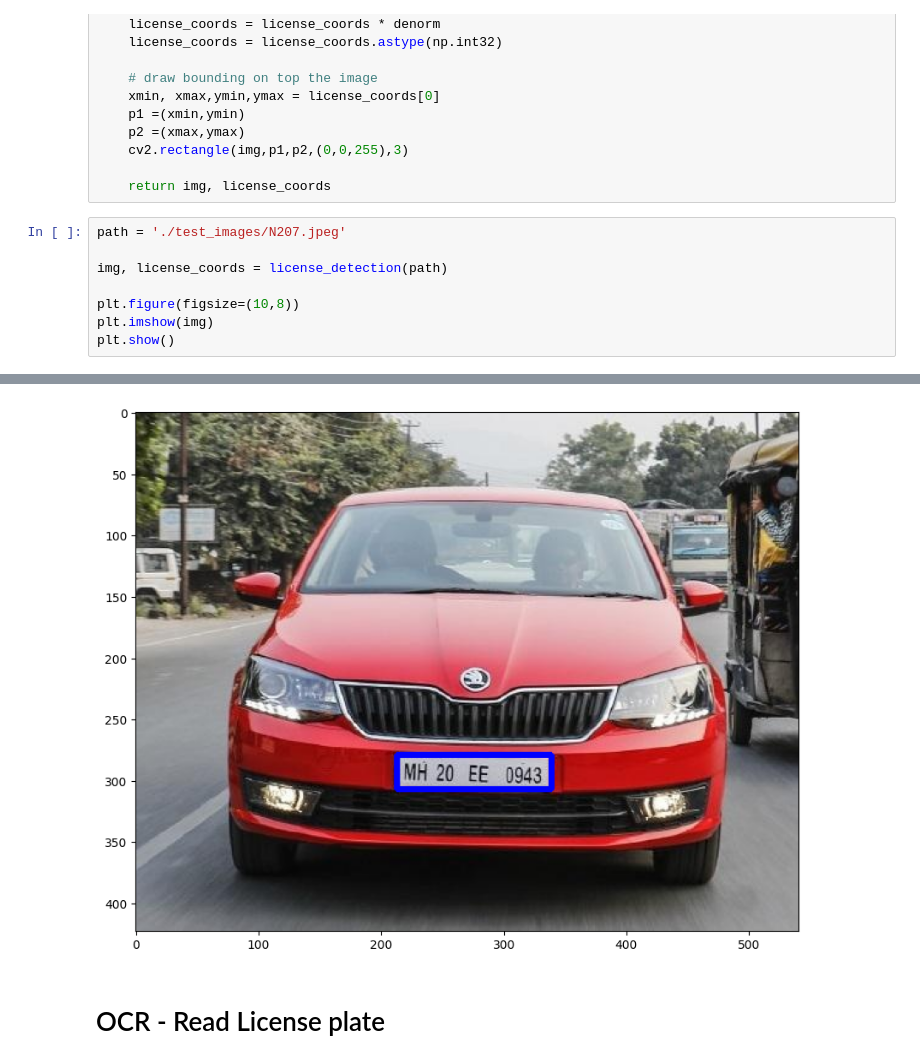
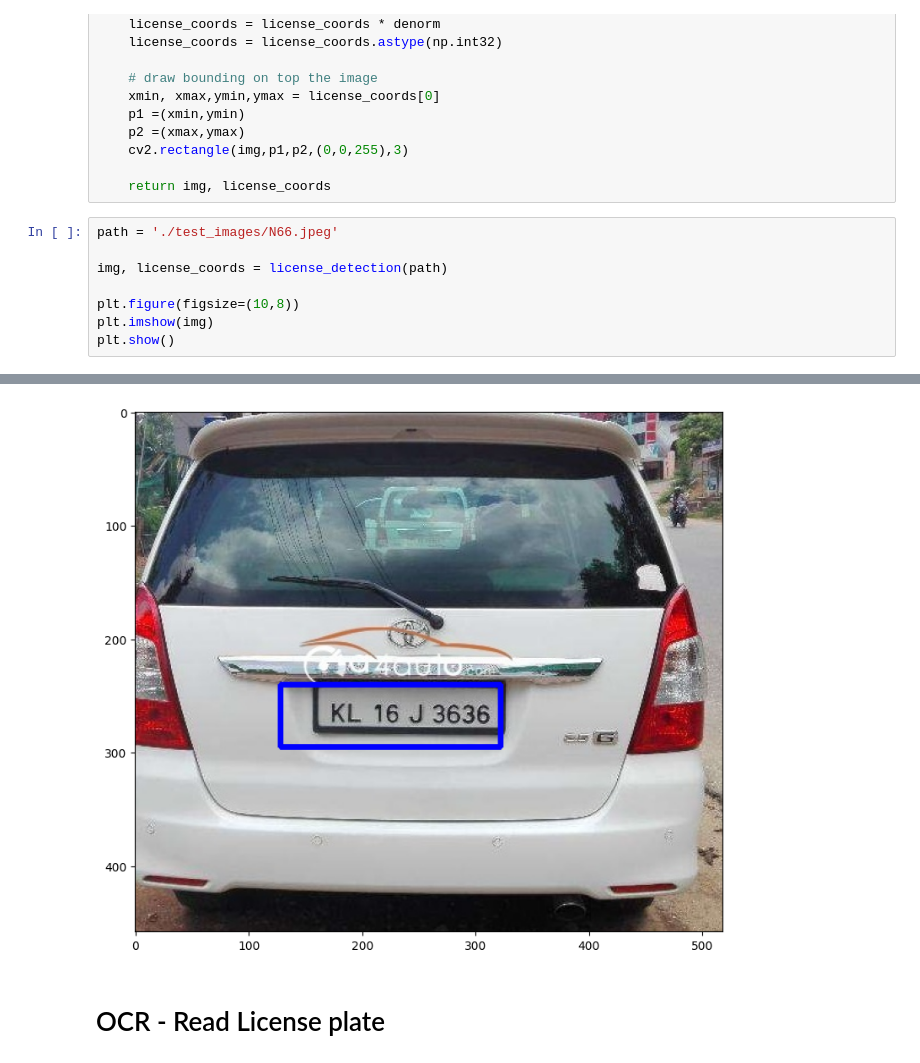
Before and after one commit to MauriPT/license-plate-detection, a Jupyter notebook: make_predictions.ipynb, the cells around one changed output, grey strips where cells are left out. Cells and saved outputs as stored; diff of their text form.

```diff
--- a/make_predictions.ipynb
+++ b/make_predictions.ipynb
@@ -87,7 +86,7 @@ def license_detection(path):
 
     return img, license_coords
 # %%
-path = './test_images/N207.jpeg'
+path = './test_images/N66.jpeg'
 
 img, license_coords = license_detection(path)
 
@@ -99,4 +98,4 @@ plt.show()
-[figure, old version]
+[figure, new version]
 # %% [markdown]
 <h1>OCR - Read License plate</h1>
 # %%
```
Also changed, not shown: parts of 6 cells of this notebook, 5 other files.
